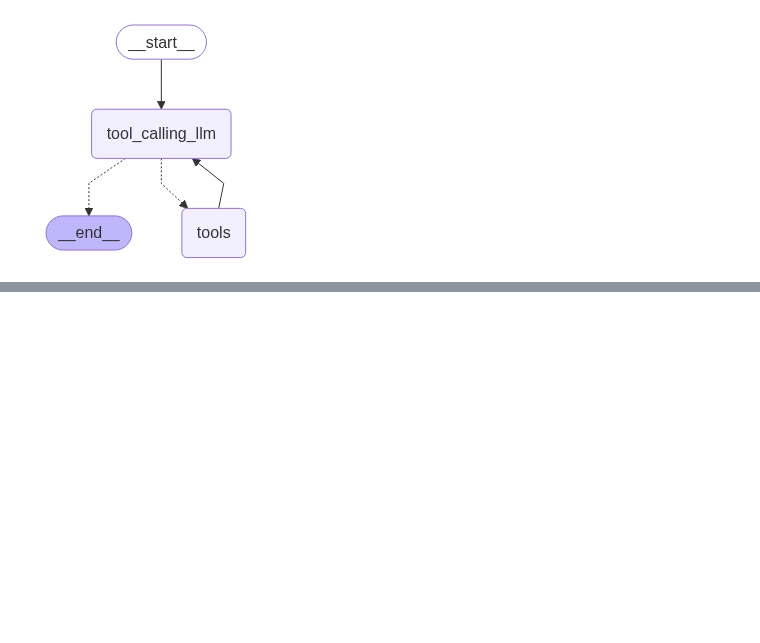
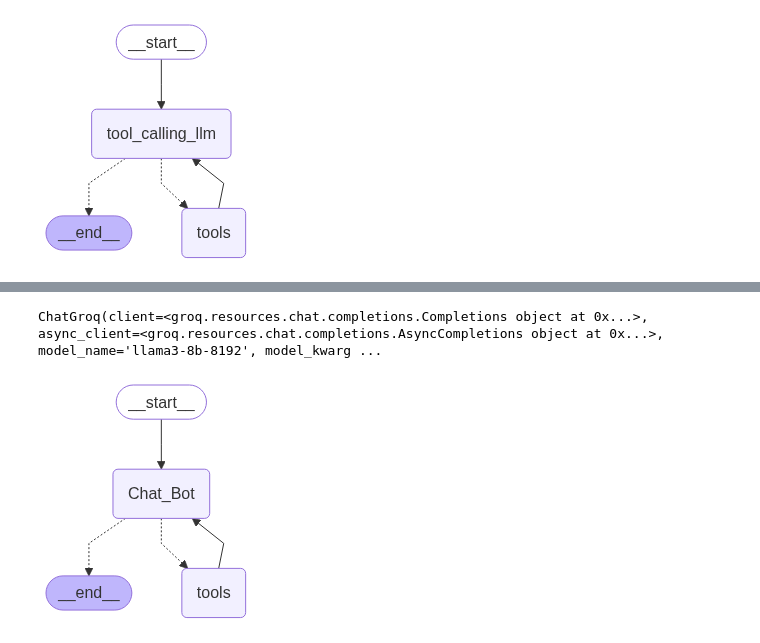
Before and after one commit to Piyush007k/Agentic_AI, a Jupyter notebook: Basic_chatbot.ipynb, the cells around one changed output, grey strips where cells are left out. Drawn from its saved outputs; the diff is of its cells as text; code cells hidden in the pictures; blank space fills up the shorter version.

Commit message:
Human in the loop.

```diff
--- a/Basic_chatbot.ipynb
+++ b/Basic_chatbot.ipynb
@@ -262,0 +434,8 @@ True
+# %%
+config={"configurable":{"thread_id":"5"}}
+
+for message in graph_builder.stream({"messages":"Hey, My name is Piyush I love video games"},config,stream_mode="values"):
+    print(message)
+
+
+# In values multiple messages is displayed id different dict containing the old message as well as the new message. And all messages are being displayed your message AIMessage.
@@ -262,0 +477,69 @@ True
+# %%
+import os
+from langchain.chat_models import init_chat_model
+llm = init_chat_model("groq:llama3-8b-8192")
+llm
+# %% [output]
+ChatGroq(client=<groq.resources.chat.completions.Completions object at 0x...>, async_client=<groq.resources.chat.completions.AsyncCompletions object at 0x...>, model_name='llama3-8b-8192', model_kwarg ...
+# %%
+from typing import Annotated
+from langchain_tavily import TavilySearch
+from langchain_core.tools import tool
+from typing_extensions import TypedDict
+from IPython.display import Image,display
+
+from langgraph.checkpoint.memory import MemorySaver
+from langgraph.graph import StateGraph,START,END
+from langgraph.graph.message import add_messages
+from langgraph.prebuilt import ToolNode,tools_condition
+
+from langgraph.types import Command, interrupt      # these lib is used from Human it the loop, this will interrupt and command the workflow.
+
+class State(TypedDict):
+    messages : Annotated[list,add_messages]
+
+
+graph_builder = StateGraph(State)
+
+@tool     #this object of the lib is imported abovw, it helps to bind the fuction with the tool which will be used by the llm in its process.
+def human_assistance(query: str) -> str:
+    """Requests assistance from a human ."""
+    human_response = interrupt({"query" : query})
+    return human_response
+
+tool = TavilySearch(max_results=2)
+tools = [tool, human_assistance]
+llm_with_tools = llm.bind_tools(tools)
+
+def chatbot(state : State):
+    message = llm_with_tools.invoke(state["messages"])
+    # Because we will be intereupting during tool execution,
+    # we disable parallel tool calling to avoid repeting any
+    # tool invocations when we resume.
+
+    return {"messages":[message]}
+
+# Creating Nodes For The Graph
+graph_builder.add_node("Chat_Bot", chatbot)  # Chatbot node
+
+tool_node = ToolNode(tools=tools) # Creating a tool node(Which is always a class object)
+graph_builder.add_node("tools", tool_node)
+
+graph_builder.add_conditional_edges(
+    "Chat_Bot",
+    tools_condition,
+)
+
+# Creating Edges To Connect The Nodes For The Graph
+graph_builder.add_edge(START, "Chat_Bot")
+graph_builder.add_edge("tools", "Chat_Bot") # If you comment tis line it wont impliment ReAct Achitercture.
+graph_builder.add_edge("Chat_Bot", END)
+
+memory = MemorySaver()  # Provides Memory To The llm To Store Message Memory And Help To Build Context.
+graph=graph_builder.compile(checkpointer=memory)
+
+
+# Display's Graph
+display(Image(graph.get_graph().draw_mermaid_png()))
+# %% [output]
+[figure, added]
```
Also changed, not shown: parts of 31 cells of this notebook.
